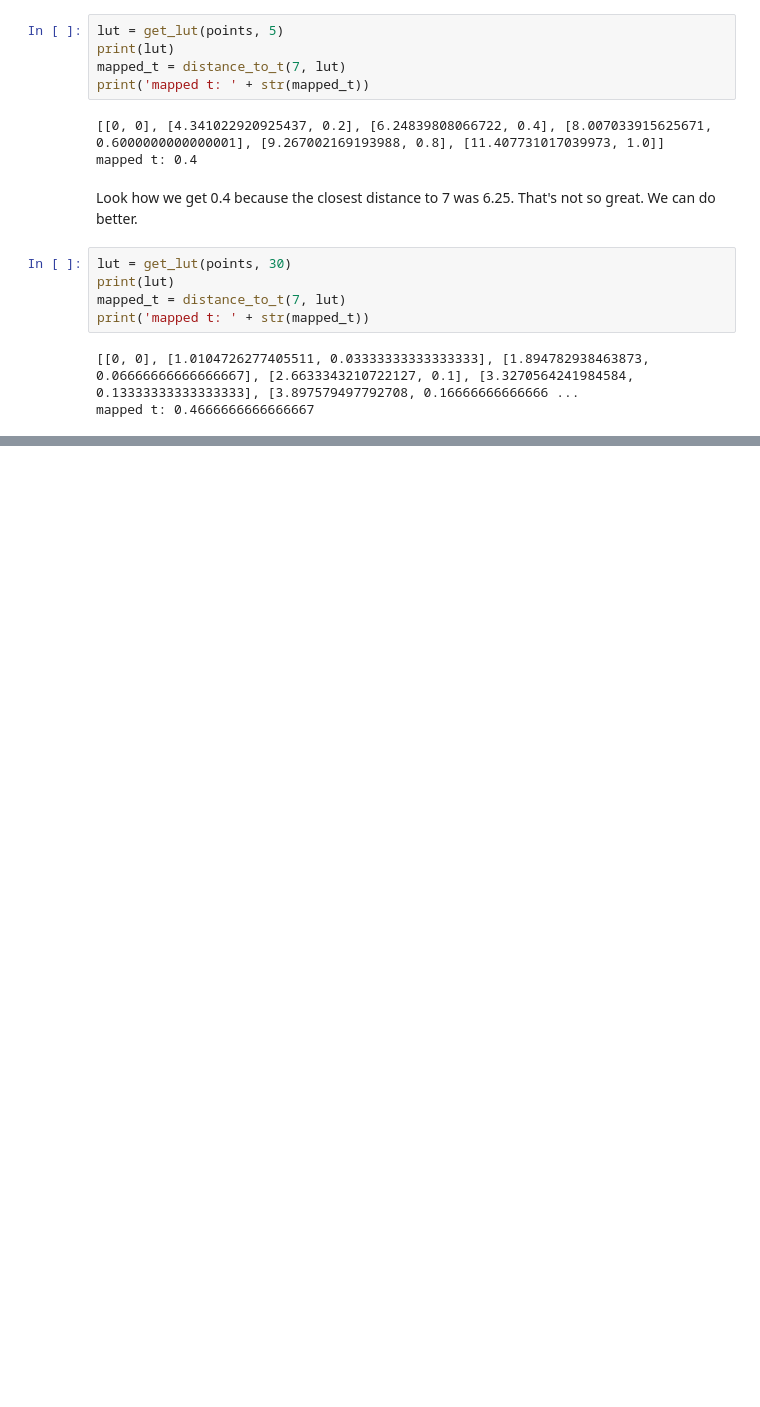
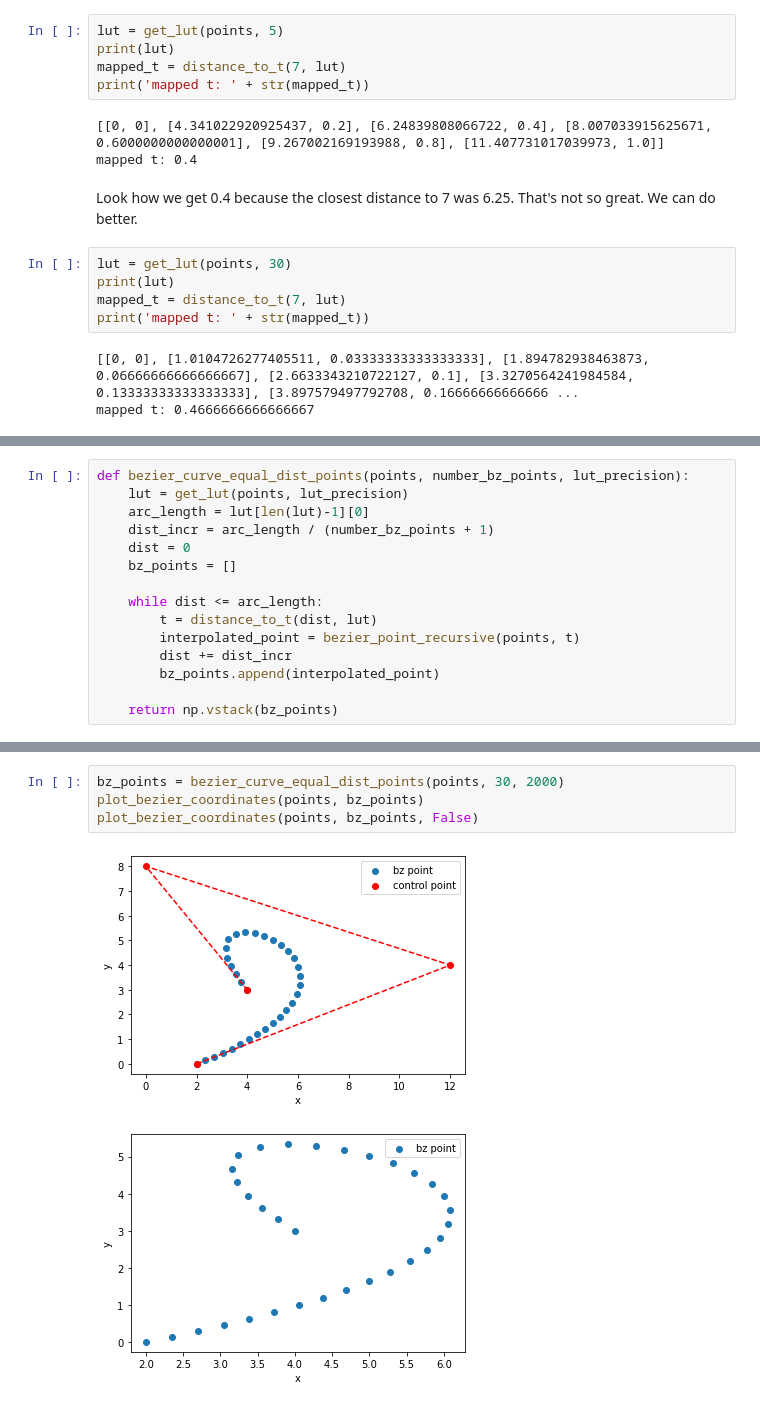
Before and after one commit to alexcvetanov4445/BezierCurves, a Jupyter notebook: BezierCurves.ipynb, the cells around one changed output, grey strips where cells are left out. Saved outputs shown, nothing was run; the diff lists cells and outputs as text; blank space fills up the shorter version.

Commit message:
Final function for equal distance points
Described the final function for equal distance points and began explaining how it can be optimized.

```diff
--- a/BezierCurves.ipynb
+++ b/BezierCurves.ipynb
@@ -313,0 +316,15 @@ Sorry for the messy output but it's important to see the values. Now the closest
+# %%
+def bezier_curve_equal_dist_points(points, number_bz_points, lut_precision):
+    lut = get_lut(points, lut_precision)
+    arc_length = lut[len(lut)-1][0]
+    dist_incr = arc_length / (number_bz_points + 1)
+    dist = 0
+    bz_points = []
+
+    while dist <= arc_length:
+        t = distance_to_t(dist, lut)
+        interpolated_point = bezier_point_recursive(points, t)
+        dist += dist_incr
+        bz_points.append(interpolated_point)
+
+    return np.vstack(bz_points)
@@ -313,0 +333,7 @@ Sorry for the messy output but it's important to see the values. Now the closest
+# %%
+bz_points = bezier_curve_equal_dist_points(points, 30, 2000)
+plot_bezier_coordinates(points, bz_points)
+plot_bezier_coordinates(points, bz_points, False)
+# %% [output]
+[figure, added]
+[figure, added]
```
Also changed, not shown: parts of 6 cells of this notebook.
